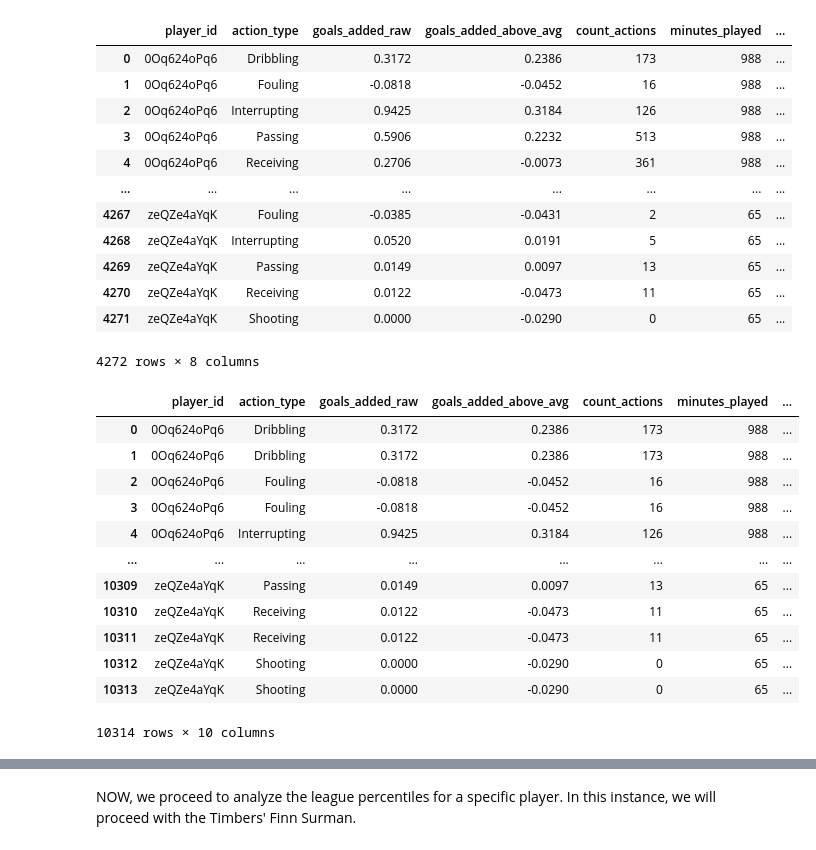
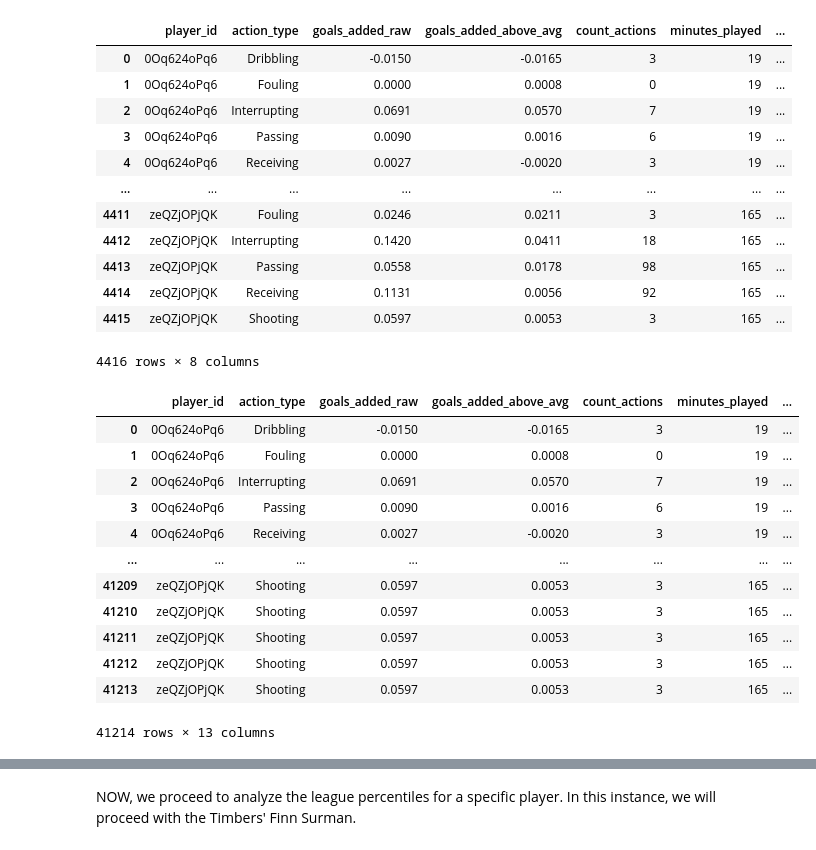
Before and after one commit to domihw05/TimbersDataExploration, a Jupyter notebook: Spider Chart/spider_chart.ipynb, the cells around one changed output, grey strips where cells are left out. Saved outputs shown, nothing was run; the diff lists cells and outputs as text; code cells hidden in the pictures.

```diff
--- a/Spider Chart/spider_chart.ipynb
+++ b/Spider Chart/spider_chart.ipynb
@@ -17,7 +17,7 @@ asa = AmericanSoccerAnalysis()
 # Import 2025 G+ Data
 gplus_data = asa.get_player_goals_added(
     leagues=["mls"],
-    season_name = "2025",
+    season_name = "2024",
     split_by_games = True
 )
 
@@ -86,36 +91,36 @@ grouped_data['goals_added_above_avg_per90'] = grouped_data['goals_added_above_av
 grouped_data
 # %% [output]
 |  | player_id | action_type | goals_added_raw | goals_added_above_avg | count_actions | minutes_played | ... |
-| 0 | 0Oq624oPq6 | Dribbling | 0.3172 | 0.2386 | 173 | 988 | ... |
-| 1 | 0Oq624oPq6 | Fouling | -0.0818 | -0.0452 | 16 | 988 | ... |
-| 2 | 0Oq624oPq6 | Interrupting | 0.9425 | 0.3184 | 126 | 988 | ... |
-| 3 | 0Oq624oPq6 | Passing | 0.5906 | 0.2232 | 513 | 988 | ... |
-| 4 | 0Oq624oPq6 | Receiving | 0.2706 | -0.0073 | 361 | 988 | ... |
+| 0 | 0Oq624oPq6 | Dribbling | -0.0150 | -0.0165 | 3 | 19 | ... |
+| 1 | 0Oq624oPq6 | Fouling | 0.0000 | 0.0008 | 0 | 19 | ... |
+| 2 | 0Oq624oPq6 | Interrupting | 0.0691 | 0.0570 | 7 | 19 | ... |
+| 3 | 0Oq624oPq6 | Passing | 0.0090 | 0.0016 | 6 | 19 | ... |
+| 4 | 0Oq624oPq6 | Receiving | 0.0027 | -0.0020 | 3 | 19 | ... |
 | ... | ... | ... | ... | ... | ... | ... | ... |
-| 4267 | zeQZe4aYqK | Fouling | -0.0385 | -0.0431 | 2 | 65 | ... |
-| 4268 | zeQZe4aYqK | Interrupting | 0.0520 | 0.0191 | 5 | 65 | ... |
-| 4269 | zeQZe4aYqK | Passing | 0.0149 | 0.0097 | 13 | 65 | ... |
-| 4270 | zeQZe4aYqK | Receiving | 0.0122 | -0.0473 | 11 | 65 | ... |
-| 4271 | zeQZe4aYqK | Shooting | 0.0000 | -0.0290 | 0 | 65 | ... |
+| 4411 | zeQZjOPjQK | Fouling | 0.0246 | 0.0211 | 3 | 165 | ... |
+| 4412 | zeQZjOPjQK | Interrupting | 0.1420 | 0.0411 | 18 | 165 | ... |
+| 4413 | zeQZjOPjQK | Passing | 0.0558 | 0.0178 | 98 | 165 | ... |
+| 4414 | zeQZjOPjQK | Receiving | 0.1131 | 0.0056 | 92 | 165 | ... |
+| 4415 | zeQZjOPjQK | Shooting | 0.0597 | 0.0053 | 3 | 165 | ... |
-4272 rows × 8 columns
+4416 rows × 8 columns
 # %%
 # Step 4: (Optional) Add player names for better readability
-grouped_data = pd.merge(grouped_data, main_df[['player_id', 'player_name','general_position']].drop_duplicates(), on='player_id', how='left')
+grouped_data = pd.merge(grouped_data, main_df[['player_id', 'player_name','general_position','team_id']].drop_duplicates(), on='player_id', how='left')
 grouped_data
 # %% [output]
 |  | player_id | action_type | goals_added_raw | goals_added_above_avg | count_actions | minutes_played | ... |
-| 0 | 0Oq624oPq6 | Dribbling | 0.3172 | 0.2386 | 173 | 988 | ... |
-| 1 | 0Oq624oPq6 | Dribbling | 0.3172 | 0.2386 | 173 | 988 | ... |
-| 2 | 0Oq624oPq6 | Fouling | -0.0818 | -0.0452 | 16 | 988 | ... |
-| 3 | 0Oq624oPq6 | Fouling | -0.0818 | -0.0452 | 16 | 988 | ... |
-| 4 | 0Oq624oPq6 | Interrupting | 0.9425 | 0.3184 | 126 | 988 | ... |
+| 0 | 0Oq624oPq6 | Dribbling | -0.0150 | -0.0165 | 3 | 19 | ... |
+| 1 | 0Oq624oPq6 | Fouling | 0.0000 | 0.0008 | 0 | 19 | ... |
+| 2 | 0Oq624oPq6 | Interrupting | 0.0691 | 0.0570 | 7 | 19 | ... |
+| 3 | 0Oq624oPq6 | Passing | 0.0090 | 0.0016 | 6 | 19 | ... |
+| 4 | 0Oq624oPq6 | Receiving | 0.0027 | -0.0020 | 3 | 19 | ... |
 | ... | ... | ... | ... | ... | ... | ... | ... |
-| 10309 | zeQZe4aYqK | Passing | 0.0149 | 0.0097 | 13 | 65 | ... |
-| 10310 | zeQZe4aYqK | Receiving | 0.0122 | -0.0473 | 11 | 65 | ... |
-| 10311 | zeQZe4aYqK | Receiving | 0.0122 | -0.0473 | 11 | 65 | ... |
-| 10312 | zeQZe4aYqK | Shooting | 0.0000 | -0.0290 | 0 | 65 | ... |
-| 10313 | zeQZe4aYqK | Shooting | 0.0000 | -0.0290 | 0 | 65 | ... |
+| 41209 | zeQZjOPjQK | Shooting | 0.0597 | 0.0053 | 3 | 165 | ... |
+| 41210 | zeQZjOPjQK | Shooting | 0.0597 | 0.0053 | 3 | 165 | ... |
+| 41211 | zeQZjOPjQK | Shooting | 0.0597 | 0.0053 | 3 | 165 | ... |
+| 41212 | zeQZjOPjQK | Shooting | 0.0597 | 0.0053 | 3 | 165 | ... |
+| 41213 | zeQZjOPjQK | Shooting | 0.0597 | 0.0053 | 3 | 165 | ... |
-10314 rows × 10 columns
+41214 rows × 13 columns
 # %%
 all_totals = expanded_data.groupby(['player_id','game_id']).agg({
     'goals_added_raw': 'sum',
```
Also changed, not shown: parts of 8 cells of this notebook, 14 other files.
